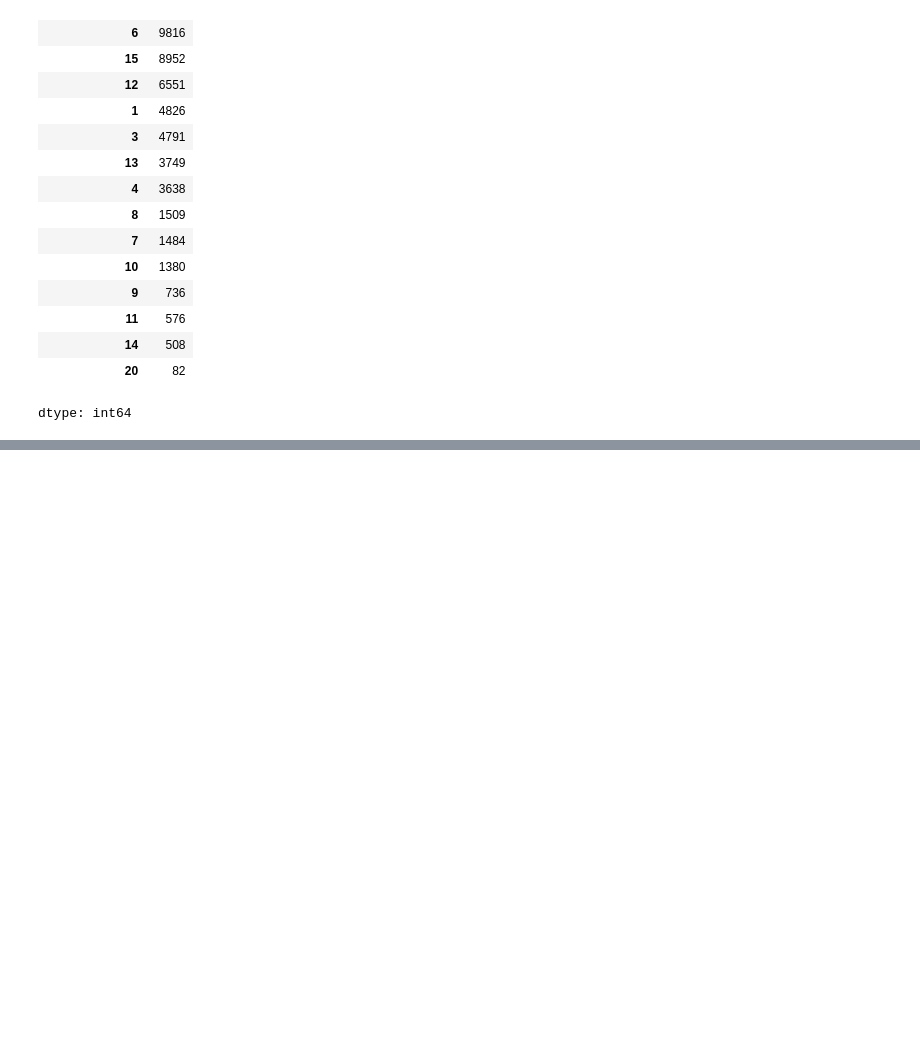
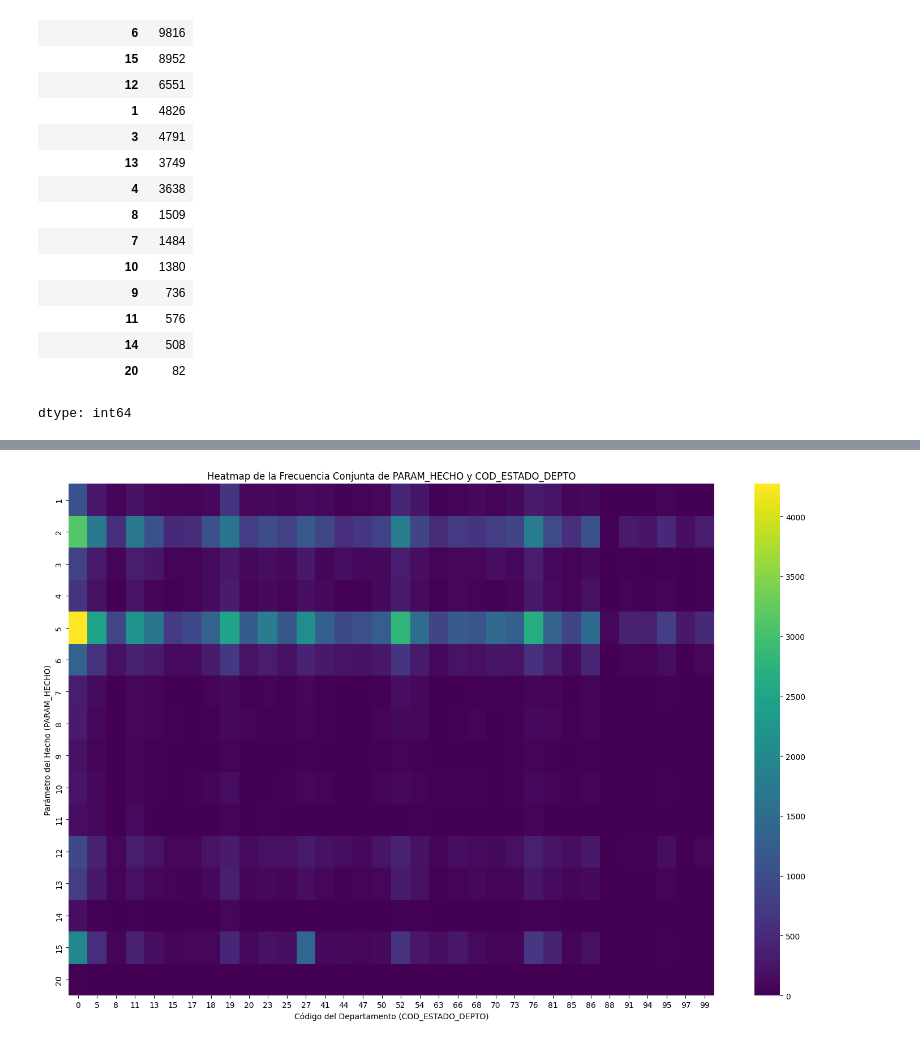
Before and after one commit to oviedokaren19/bc_G3_analisis_victimas, a Jupyter notebook: sprint2.ipynb, the cells around one changed output, grey strips where cells are left out. Saved outputs shown, nothing was run; the diff lists cells and outputs as text; code cells hidden in the pictures; blank space fills up the shorter version.

```diff
--- a/sprint2.ipynb
+++ b/sprint2.ipynb
@@ -371,0 +447,26 @@ dtype: int64
+# %%
+# prompt: requiere hacer un mapa de calor con param_hechos_counts y param_depto_counts
+
+# Combine the two value counts into a single DataFrame for plotting
+# Create a DataFrame from the two value counts for easier plotting
+# We need a structure suitable for a heatmap, typically a matrix or a DataFrame
+# that represents the interaction or relationship between the two variables.
+# Since these are just counts of occurrences for each category independently,
+# a standard heatmap showing their joint distribution might not be meaningful directly.
+# However, we can create a matrix where rows are PARAM_HECHO and columns are COD_ESTADO_DEPTO,
+# and the values represent the count of records that have that specific combination.
+
+# First, let's group by both columns and count the occurrences
+heatmap_data = df_filtrado.groupby(['PARAM_HECHO', 'COD_ESTADO_DEPTO']).size().unstack(fill_value=0)
+
+# Now, create the heatmap
+plt.figure(figsize=(15, 10))
+sns.heatmap(heatmap_data, cmap='viridis', annot=False) # annot=True shows the counts on the map, can be too crowded
+
+plt.title('Heatmap de la Frecuencia Conjunta de PARAM_HECHO y COD_ESTADO_DEPTO')
+plt.xlabel('Código del Departamento (COD_ESTADO_DEPTO)')
+plt.ylabel('Parámetro del Hecho (PARAM_HECHO)')
+plt.tight_layout()
+plt.show()
+# %% [output]
+[figure, added]
```
Also changed, not shown: parts of 17 cells of this notebook.
